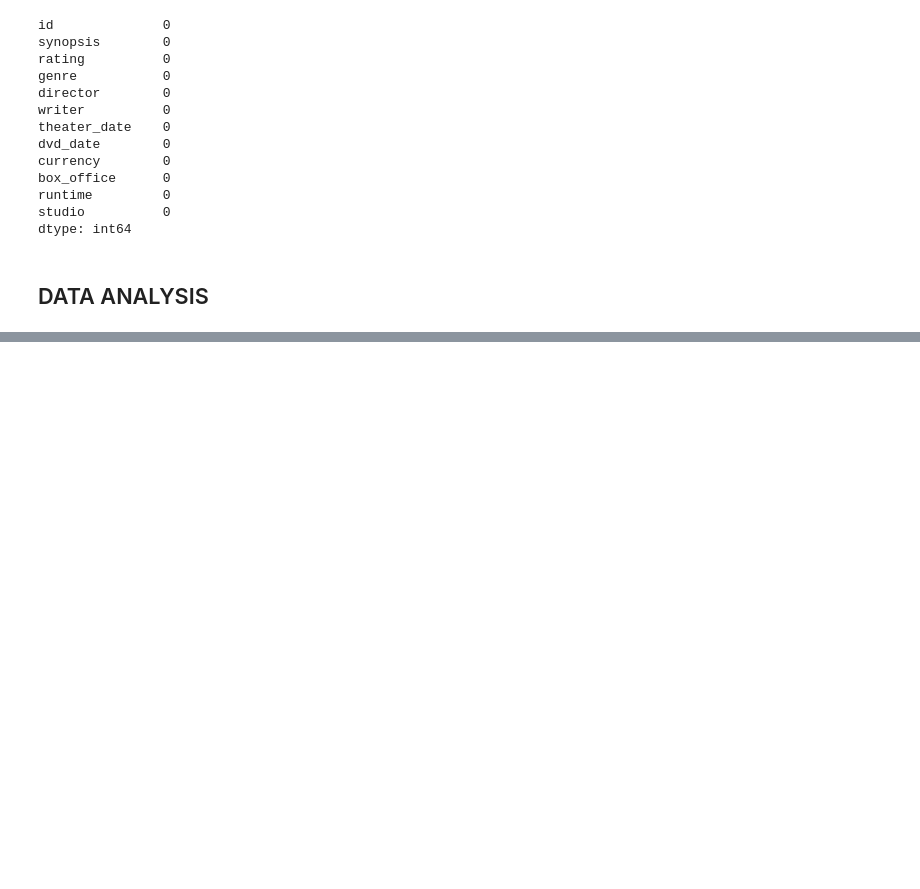
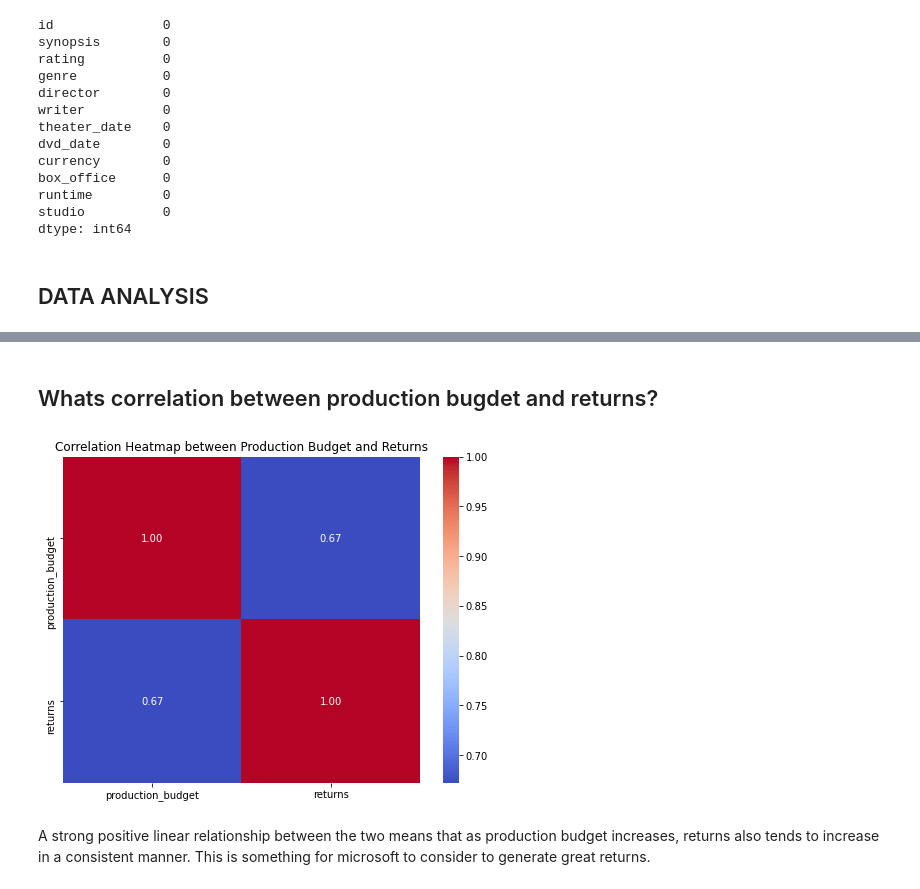
Before and after one commit to Firdosamohamed/dsc-phase-1-project--film-industry-analysis, a Jupyter notebook: student.ipynb, the cells around one changed output, grey strips where cells are left out. Cells and saved outputs as stored; diff of their text form; code cells hidden in the pictures; blank space fills up the shorter version.

```diff
--- a/student.ipynb
+++ b/student.ipynb
@@ -346,0 +421,16 @@ dtype: int64
+# %% [markdown]
+## Whats correlation between production bugdet and returns?
+# %%
+# Calculate the correlation matrix
+correlation_matrix = tn_movies_budget_df[['production_budget', 'returns']].corr()
+
+# Plot the heatmap
+plt.figure(figsize=(8, 6))
+sns.heatmap(correlation_matrix, annot=True, cmap='coolwarm', fmt=".2f")
+plt.title('Correlation Heatmap between Production Budget and Returns')
+plt.show()
+# %% [output]
+[figure, added]
+# %% [markdown]
+A strong positive linear relationship between the two  means that as production budget increases, returns also tends to increase in a consistent manner.
+This is something for microsoft to consider to generate great returns.
```
Also changed, not shown: parts of 7 cells of this notebook.
